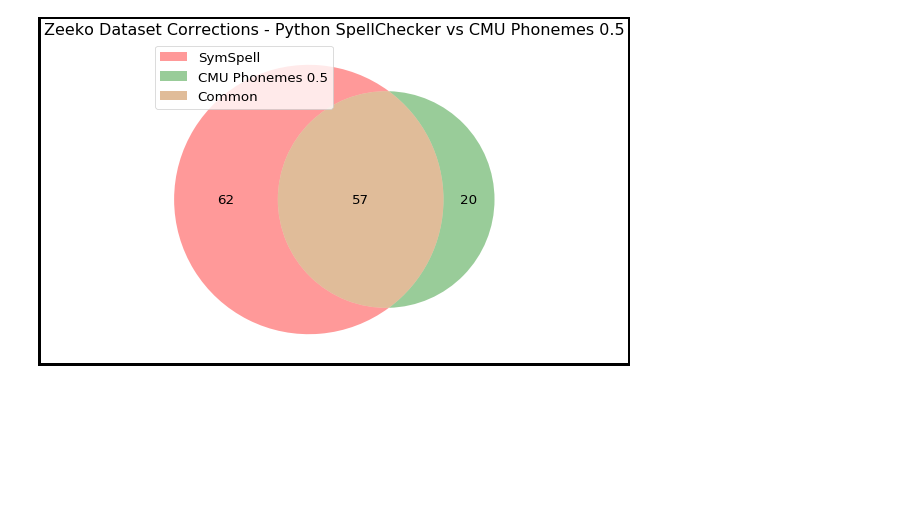
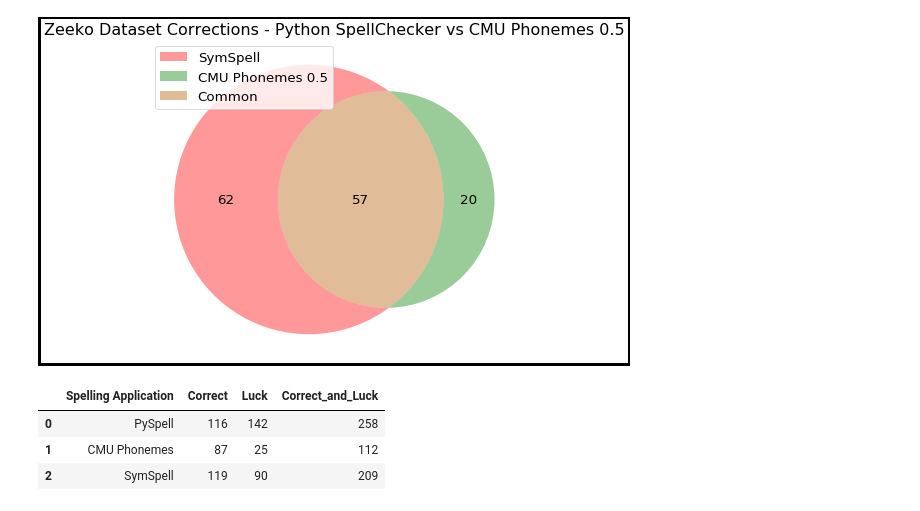
Before and after one commit to ucd-csl/Scapade, a Jupyter notebook: data_analysis/results.ipynb, the cells around one changed output. Saved outputs shown, nothing was run; the diff lists cells and outputs as text; code cells hidden in the pictures; blank space fills up the shorter version.

```diff
--- a/data_analysis/results.ipynb
+++ b/data_analysis/results.ipynb
@@ -359,3 +359,24 @@ plt.title('Zeeko Dataset Corrections - Python SpellChecker vs CMU Phonemes 0.5')
 plt.show()
 # %% [output]
 [figure]
+# %%
+file_name_z_pyspell = "zeeko_pyspell_dict.txt"
+zeeko_pyspell = pickle.load(open(input_path_files + file_name_z_pyspell, "rb"))
+
+file_name_z_symspell = "zeeko_symspell_dict.txt"
+zeeko_symspell = pickle.load(open(input_path_files + file_name_z_symspell, "rb"))
+
+file_name_z_phonemes = "zeeko_phonemes_sym_all.txt"
+zeeko_phonemes = pickle.load(open(input_path_files + file_name_z_phonemes, "rb"))
+# %%
+df_spellcheck_vs_cmu = pd.DataFrame(columns=['Spelling Application', 'Correct', 'Luck', 'Correct_and_Luck'])
+results_data = []
+results_data.append(score_application('PySpell', zeeko_pyspell))
+results_data.append(score_application('CMU Phonemes', zeeko_phonemes))
+results_data.append(score_application('SymSpell', zeeko_symspell))
+df_spellcheck_vs_cmu.append(results_data)
+# %% [output]
+|  | Spelling Application | Correct | Luck | Correct_and_Luck |
+| 0 | PySpell | 116 | 142 | 258 |
+| 1 | CMU Phonemes | 87 | 25 | 112 |
+| 2 | SymSpell | 119 | 90 | 209 |
```
Also changed, not shown: parts of 2 cells of this notebook.
